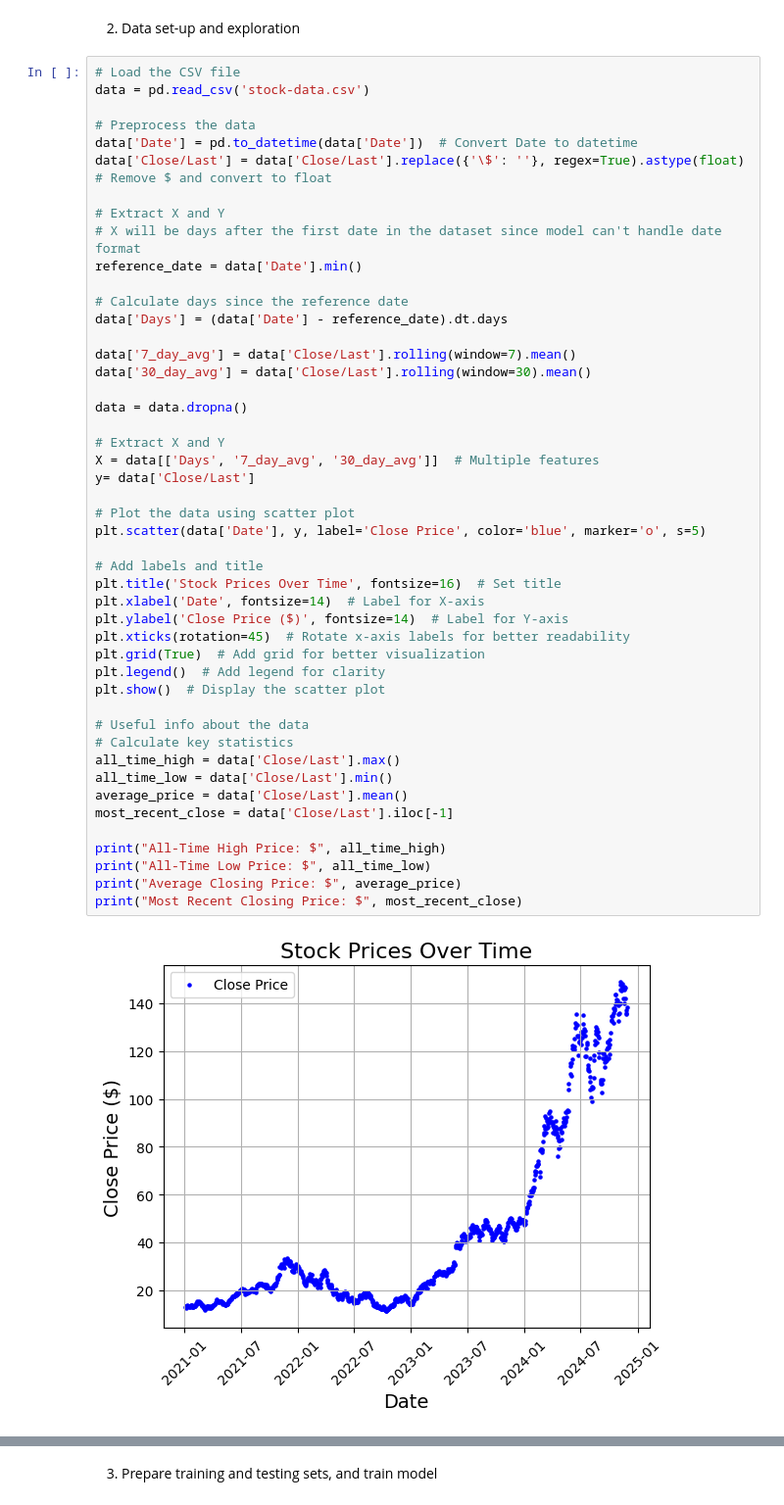
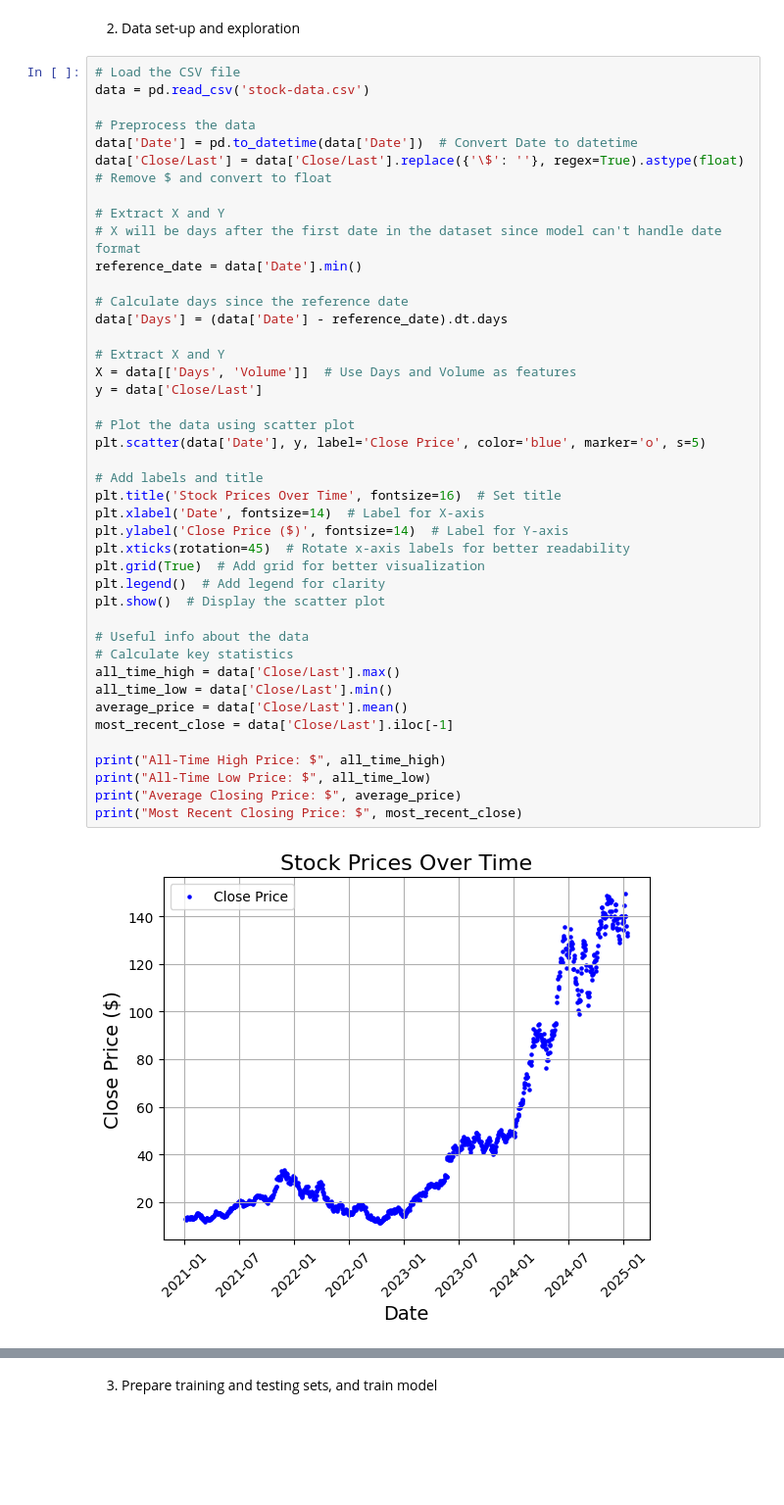
Before and after one commit to gabrielrosendo/CST-425, a Jupyter notebook: Performance Predictions/StockPrediction.ipynb, the cells around one changed output, grey strips where cells are left out. Shown: that part at 98% size. Drawn from its saved outputs; the diff is of its cells as text; blank space fills up the shorter version.

Commit message:
Tried to incorporate both Volume and Days as the features

```diff
--- a/Performance Predictions/StockPrediction.ipynb
+++ b/Performance Predictions/StockPrediction.ipynb
@@ -30,38 +30,33 @@ reference_date = data['Date'].min()
 
 # Calculate days since the reference date
 data['Days'] = (data['Date'] - reference_date).dt.days
 
-data['7_day_avg'] = data['Close/Last'].rolling(window=7).mean()
-data['30_day_avg'] = data['Close/Last'].rolling(window=30).mean()
-
-data = data.dropna()
-
 # Extract X and Y
-X = data[['Days', '7_day_avg', '30_day_avg']]  # Multiple features
-y= data['Close/Last']
+X = data[['Days', 'Volume']]  # Use Days and Volume as features
+y = data['Close/Last']
 
 # Plot the data using scatter plot
 plt.scatter(data['Date'], y, label='Close Price', color='blue', marker='o', s=5)
 
 # Add labels and title
 plt.title('Stock Prices Over Time', fontsize=16)  # Set title
 plt.xlabel('Date', fontsize=14)  # Label for X-axis
 plt.ylabel('Close Price ($)', fontsize=14)  # Label for Y-axis
 plt.xticks(rotation=45)  # Rotate x-axis labels for better readability
 plt.grid(True)  # Add grid for better visualization
 plt.legend()  # Add legend for clarity
 plt.show()  # Display the scatter plot
 
 # Useful info about the data
 # Calculate key statistics
 all_time_high = data['Close/Last'].max()
 all_time_low = data['Close/Last'].min()
 average_price = data['Close/Last'].mean()
 most_recent_close = data['Close/Last'].iloc[-1]
 
 print("All-Time High Price: $", all_time_high)
 print("All-Time Low Price: $", all_time_low)
 print("Average Closing Price: $", average_price)
 print("Most Recent Closing Price: $", most_recent_close)
 # %% [output]
-[figure, old version]
+[figure, new version]
```
Also changed, not shown: parts of 5 cells of this notebook, 1 other file.
